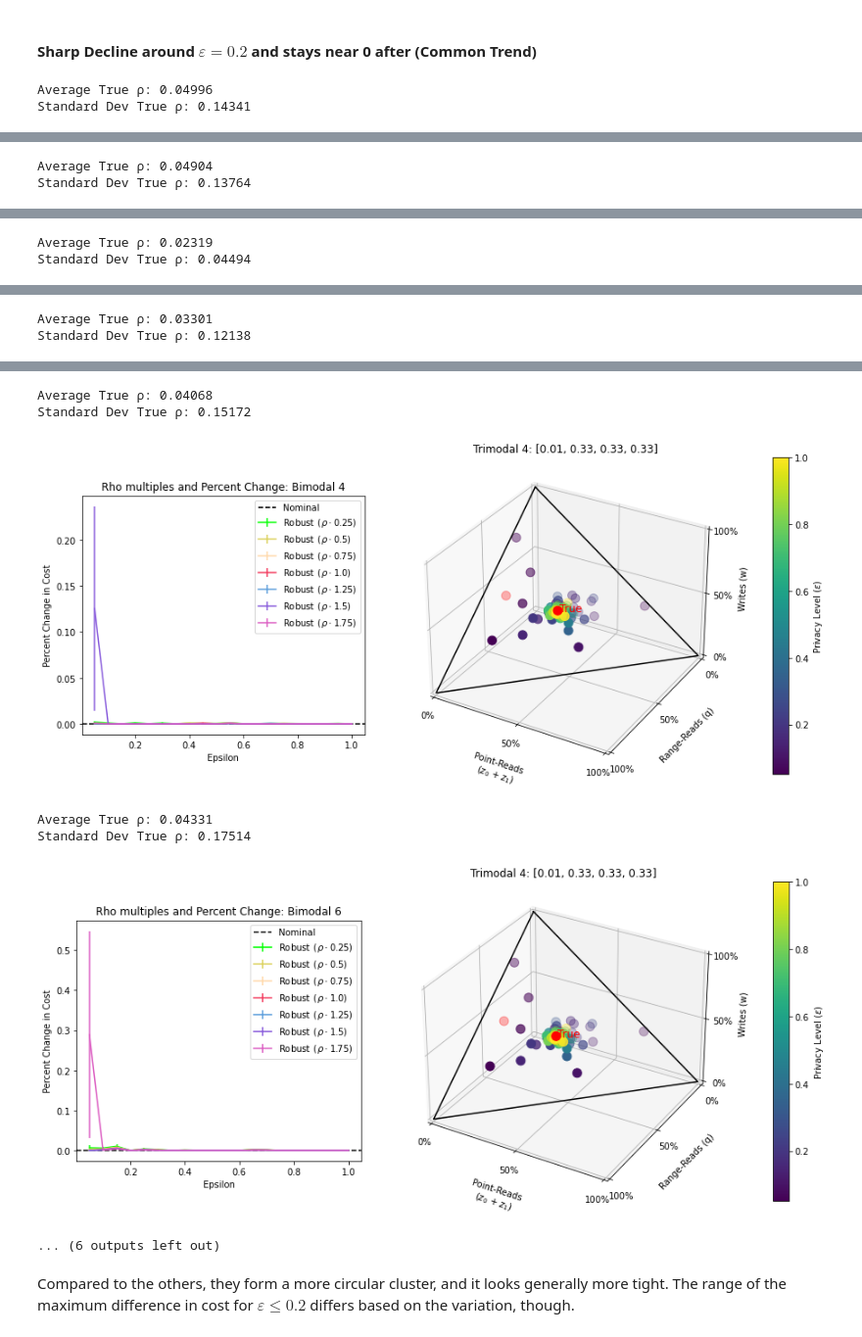
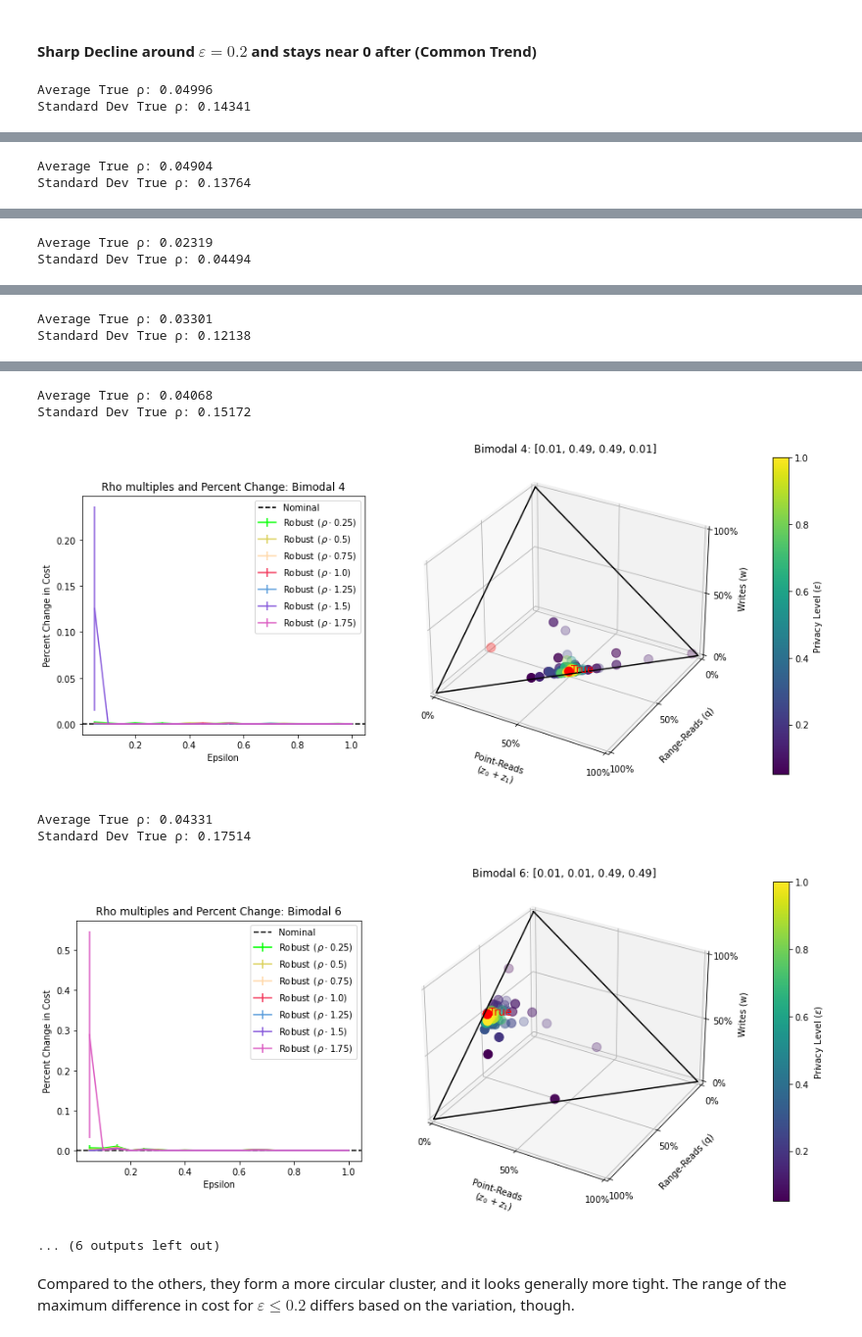
Before and after one commit to Pizzawookiee/private_lsm_tuning, a Jupyter notebook: notebook/expected_rho_multiples.ipynb, the cells around one changed output, grey strips where cells are left out. Shown: that part at 98% size. Saved outputs shown, nothing was run; the diff lists cells and outputs as text; code cells hidden in the pictures.

```diff
--- a/notebook/expected_rho_multiples.ipynb
+++ b/notebook/expected_rho_multiples.ipynb
@@ -164,7 +164,7 @@ for file in unstable:
     plot_rho_multiples(file, fig, ax1)
     ax2 = Axes3D(fig, auto_add_to_figure=False, computed_zorder=False)
     fig.add_axes(ax2)
-    plot_workload(unstable, fig, ax2, anchor=(0.01, 0))
+    plot_workload(file, fig, ax2, anchor=(0.01, 0))
     #plot_workload_2d(file, fig, axs[1], outline_size=2, color_range=[0, 1], xmin=-0.05, xmax=1, ymin=-0.05, ymax=1)
     plt.show()
 # %% [output]
@@ -209,7 +209,7 @@ for file in common:
     plot_rho_multiples(file, fig, ax1)
     ax2 = Axes3D(fig, auto_add_to_figure=False, computed_zorder=False)
     fig.add_axes(ax2)
-    plot_workload(common, fig, ax2, anchor=(0.01, 0))
+    plot_workload(file, fig, ax2, anchor=(0.01, 0))
     #plot_workload_2d(file, fig, axs[1], outline_size=2, color_range=[0, 1], xmin=-0.05, xmax=1, ymin=-0.05, ymax=1)
     plt.show()
 # %% [output]
@@ -228,9 +228,9 @@ Standard Dev True ρ: 0.12138
 Average True ρ: 0.04068
 Standard Dev True ρ: 0.15172
-[figure, old version]
+[figure, new version]
 Average True ρ: 0.04331
 Standard Dev True ρ: 0.17514
-[figure, old version]
+[figure, new version]
 ... (6 outputs left out)
 # %% [markdown]
 Compared to the others, they form a more circular cluster, and it looks generally more tight. The range of the maximum difference in cost for $\varepsilon \leq 0.2$ differs based on the variation, though.
```
Also changed, not shown: parts of 2 cells of this notebook, 2 other files.
